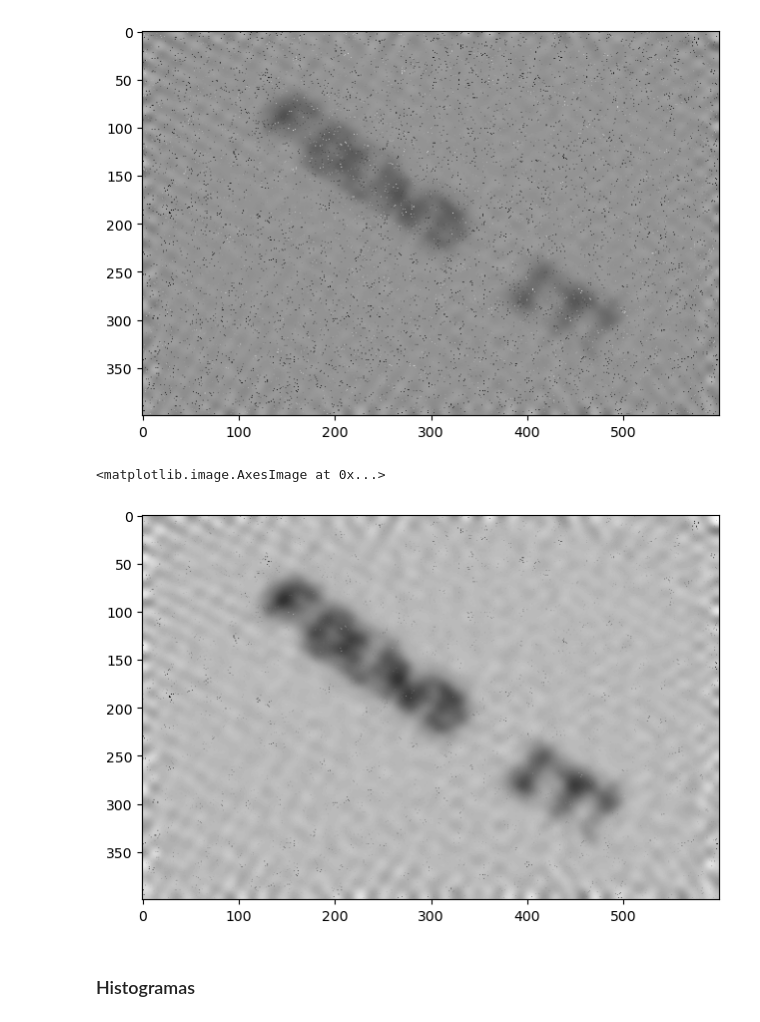
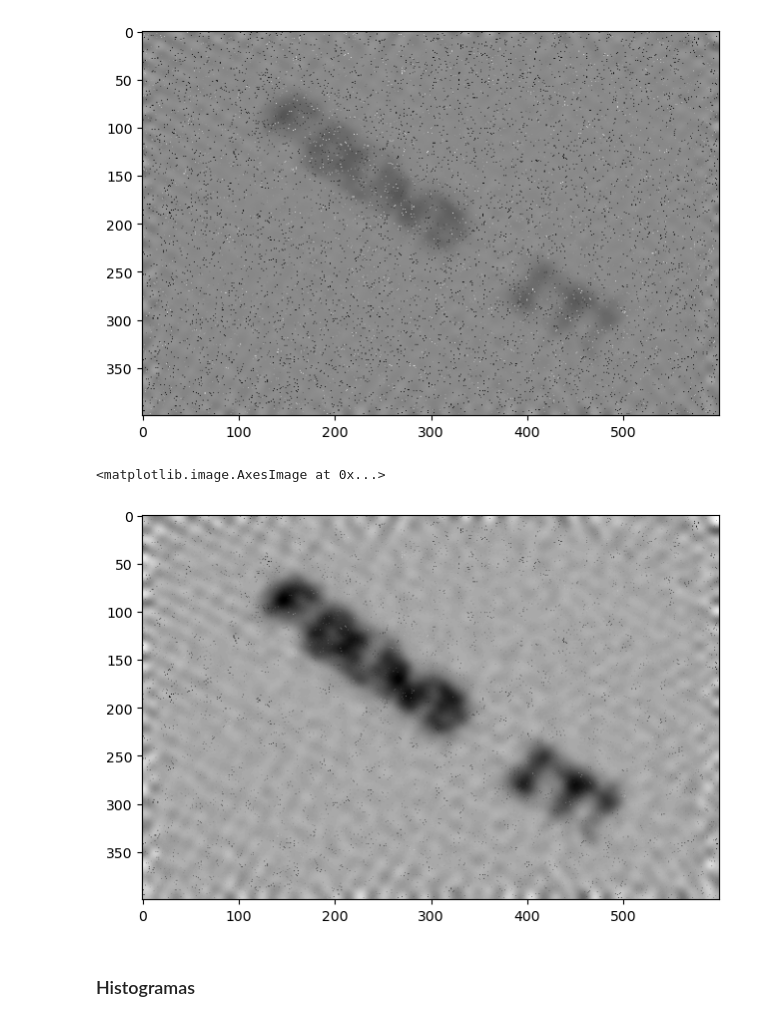
Before and after one commit to findingmarta/VCPI-2324, a Jupyter notebook: HiddenLetters/Letters copy 2.ipynb, the cells around one changed output. Drawn from its saved outputs; the diff is of its cells as text; code cells hidden in the pictures.

```diff
--- a/HiddenLetters/Letters copy 2.ipynb
+++ b/HiddenLetters/Letters copy 2.ipynb
@@ -171,7 +180,7 @@ m=7
 # %%
 # OpenCV Bilateral Filter
 m=13
-sigma_s = 45
+sigma_s = 35
 sigma_r = 175
 dImg = cv2.bilateralFilter(imgNotch, m, sigma_s, sigma_r)
 
@@ -183,15 +192,15 @@ plt.imshow(dImg, cmap='gray')
 # %%
 # OpenCV Bilateral Filter
 m=13
-sigma_s = 45
+sigma_s = 65
 sigma_r = 175
 dImg2 = cv2.bilateralFilter(dImg, m, sigma_s, sigma_r)
 
 fig = plt.figure(figsize=(15,5))
 plt.imshow(dImg2, cmap='gray')
 # %% [output]
 <matplotlib.image.AxesImage at 0x...>
-[figure, old version]
+[figure, new version]
 # %% [markdown]
 ### Histogramas
 # %%
```
Also changed, not shown: parts of 9 cells of this notebook, 2 other files.
